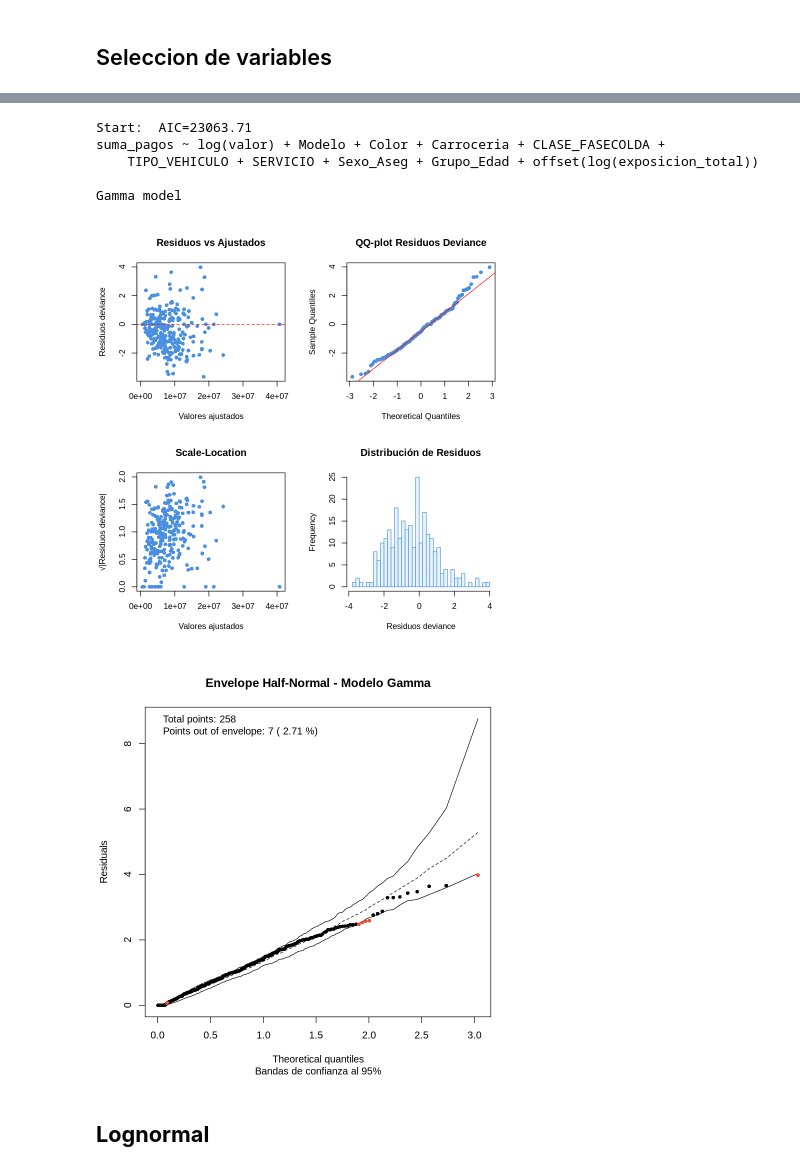
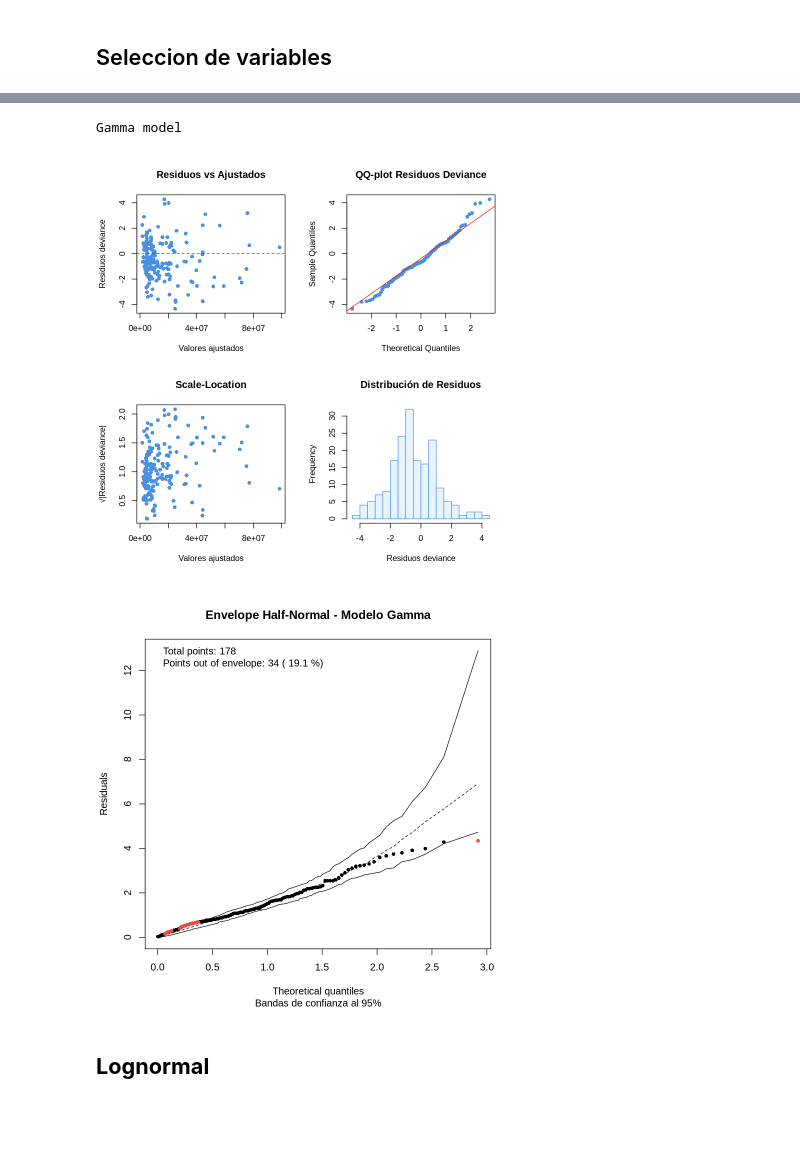
Before and after one commit to RiemannIntegrable/pricing-de-seguros-con-modelos-lineales-generalizados, a Jupyter notebook: notebooks/severidad.ipynb, the cells around one changed output, grey strips where cells are left out. Drawn from its saved outputs; the diff is of its cells as text; code cells hidden in the pictures; blank space fills up the shorter version.

```diff
--- a/notebooks/severidad.ipynb
+++ b/notebooks/severidad.ipynb
@@ -57,7 +56,7 @@ establecer_categorias_referencia <- function(df, vars_categoricas, var_exposicio
 }
 
 vars_categoricas <- c("Modelo", "Color", "Carroceria", "CLASE_FASECOLDA",
-                     "TIPO_VEHICULO", "SERVICIO", "Sexo_Aseg", "Grupo_Edad")
+                     "TIPO_VEHICULO", "SERVICIO", "Sexo_Aseg", "Edad")
 
 data <- establecer_categorias_referencia(data, vars_categoricas)
 
@@ -86,0 +164,8 @@ Variable: Grupo_Edad - Categoría de referencia: 41-63
+# %%
+modelo_severidad_gamma <- glm(
+  suma_pagos ~ log(valor) + Modelo + Carroceria + Sexo_Aseg + Edad + offset(log(exposicion_total)),
+  family = Gamma(link = "log"),
+  weights = n_siniestros,
+  data = data
+)
+summary(modelo_severidad_gamma)
@@ -87,29 +190,4 @@ Variable: Grupo_Edad - Categoría de referencia: 41-63
 # %%
-# Modelo completo de severidad
-modelo_sev_completo <- glm(
-  suma_pagos ~ log(valor) + Modelo + Color + Carroceria + CLASE_FASECOLDA +
-               TIPO_VEHICULO + SERVICIO + Sexo_Aseg + Grupo_Edad + offset(log(exposicion_total)),
-  family = Gamma(link = "log"),
-  weights = n_siniestros,
-  data = data
-)
-
-# Modelo nulo de severidad
-modelo_sev_nulo <- glm(
-  suma_pagos ~ 1,
-  family = Gamma(link = "log"),
-  weights = n_siniestros,
-  data = data
-)
-
-# Stepwise
-modelo_severidad_gamma <- step(
-  modelo_sev_completo,
-  scope = list(lower = modelo_sev_nulo, upper = modelo_sev_completo),
-  direction = "forward",
-  trace = TRUE
-)
-
 # 1. Extraer residuos básicos
 residuos_deviance <- residuals(modelo_severidad_gamma, type = "deviance")
 residuos_pearson <- residuals(modelo_severidad_gamma, type = "pearson")
@@ -143,39 +221,36 @@ plot(valores_ajustados, sqrt(abs(residuos_deviance)),
 hist(residuos_deviance,
      breaks = 30,
      main = "Distribución de Residuos",
      xlab = "Residuos deviance",
      col = "#E8F4FD",
      border = "#4A90E2")
 
 par(mfrow = c(1, 1))
 
 # Envelope plot para modelo Gamma
 set.seed(123)  # Para reproducibilidad
 
-envelope_gamma <- hnp(modelo_severidad_gamma,
+  envelope_gamma <- hnp(modelo_severidad_gamma,
                       sim = 99,           # Número de simulaciones
                       conf = 0.95,        # Nivel de confianza
                       halfnormal = TRUE,  # Gráfico half-normal
                       scale = TRUE,       # Escalar residuos
                       plot.sim = TRUE,    # Mostrar simulaciones
                       verb.sim = FALSE,   # Sin output verbose
                       how.many.out = TRUE,# Contar outliers
                       print.on = TRUE,    # Imprimir estadísticas
                       paint.out = TRUE,   # Colorear outliers
                       col.paint.out = "#E74C3C",
                       pch = 16,
                       cex = 0.8)
 
+
 # Personalizar el gráfico
 title("Envelope Half-Normal - Modelo Gamma",
       sub = "Bandas de confianza al 95%")
 # %% [output]
-Start:  AIC=23063.71
-suma_pagos ~ log(valor) + Modelo + Color + Carroceria + CLASE_FASECOLDA +
-    TIPO_VEHICULO + SERVICIO + Sexo_Aseg + Grupo_Edad + offset(log(exposicion_total))
-
 Gamma model
-[figure, old version]
+[figure, new version]
-[figure, old version]
+[figure, new version]
 # %% [markdown]
 ## **Lognormal**
```
Also changed, not shown: parts of 12 cells of this notebook, 12 other files.
